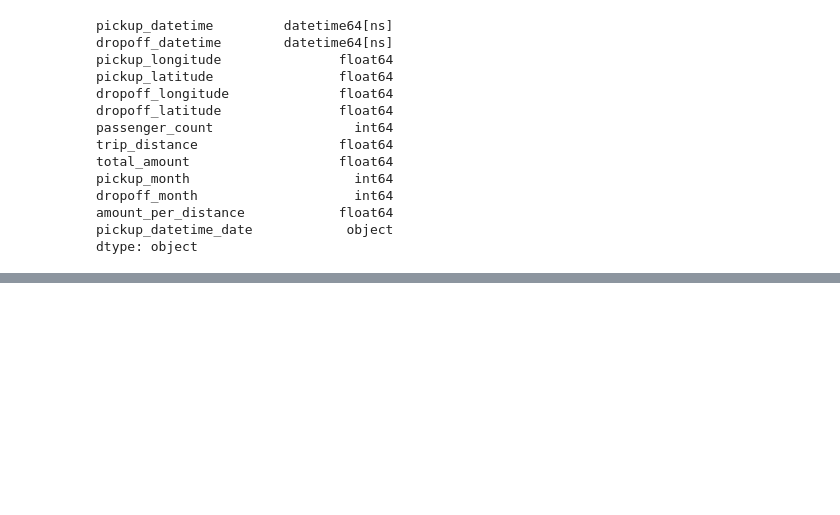
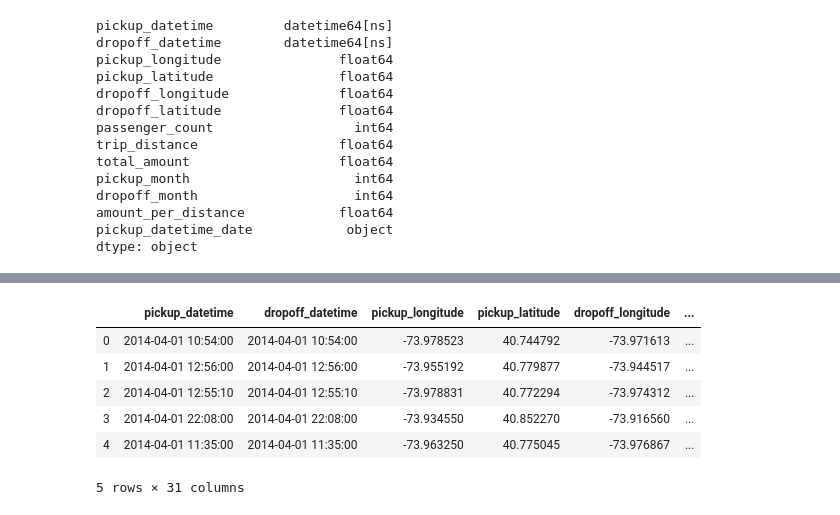
Before and after one commit to marioceron/DS4A_Datathon_Team03_2019, a Jupyter notebook: 4_CombinedAnalysis_YellowTrips_Weather.ipynb, the cells around one changed output, grey strips where cells are left out. Cells and saved outputs as stored; diff of their text form; code cells hidden in the pictures; blank space fills up the shorter version.

```diff
--- a/4_CombinedAnalysis_YellowTrips_Weather.ipynb
+++ b/4_CombinedAnalysis_YellowTrips_Weather.ipynb
@@ -86,0 +101,10 @@ MergeError: incompatible merge keys [0] dtype('O') and dtype('<M8[ns]'), must be
+# %%
+yellow_trips_weather.head()
+# %% [output]
+|  | pickup_datetime | dropoff_datetime | pickup_longitude | pickup_latitude | dropoff_longitude | ... |
+| 0 | 2014-04-01 10:54:00 | 2014-04-01 10:54:00 | -73.978523 | 40.744792 | -73.971613 | ... |
+| 1 | 2014-04-01 12:56:00 | 2014-04-01 12:56:00 | -73.955192 | 40.779877 | -73.944517 | ... |
+| 2 | 2014-04-01 12:55:10 | 2014-04-01 12:55:10 | -73.978831 | 40.772294 | -73.974312 | ... |
+| 3 | 2014-04-01 22:08:00 | 2014-04-01 22:08:00 | -73.934550 | 40.852270 | -73.916560 | ... |
+| 4 | 2014-04-01 11:35:00 | 2014-04-01 11:35:00 | -73.963250 | 40.775045 | -73.976867 | ... |
+5 rows × 31 columns
```
Also changed, not shown: parts of 8 cells of this notebook, 26 other files.
